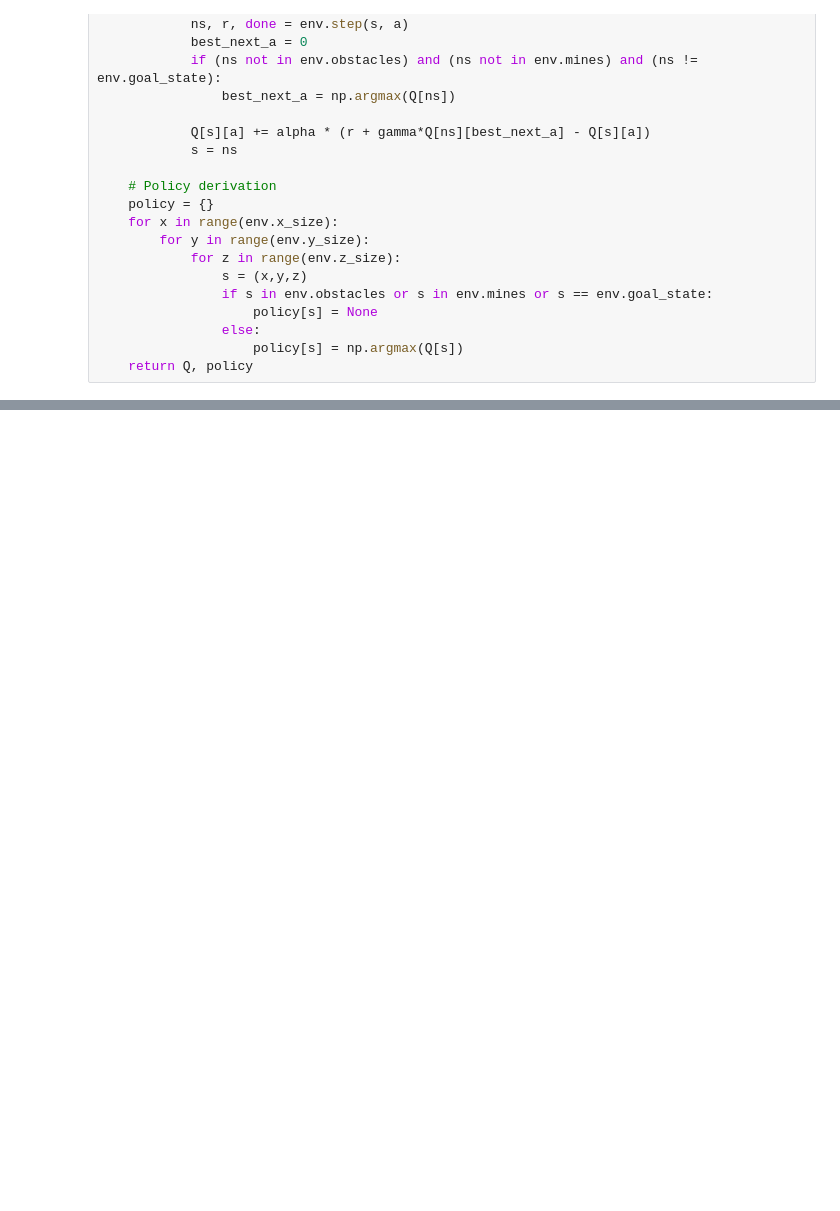
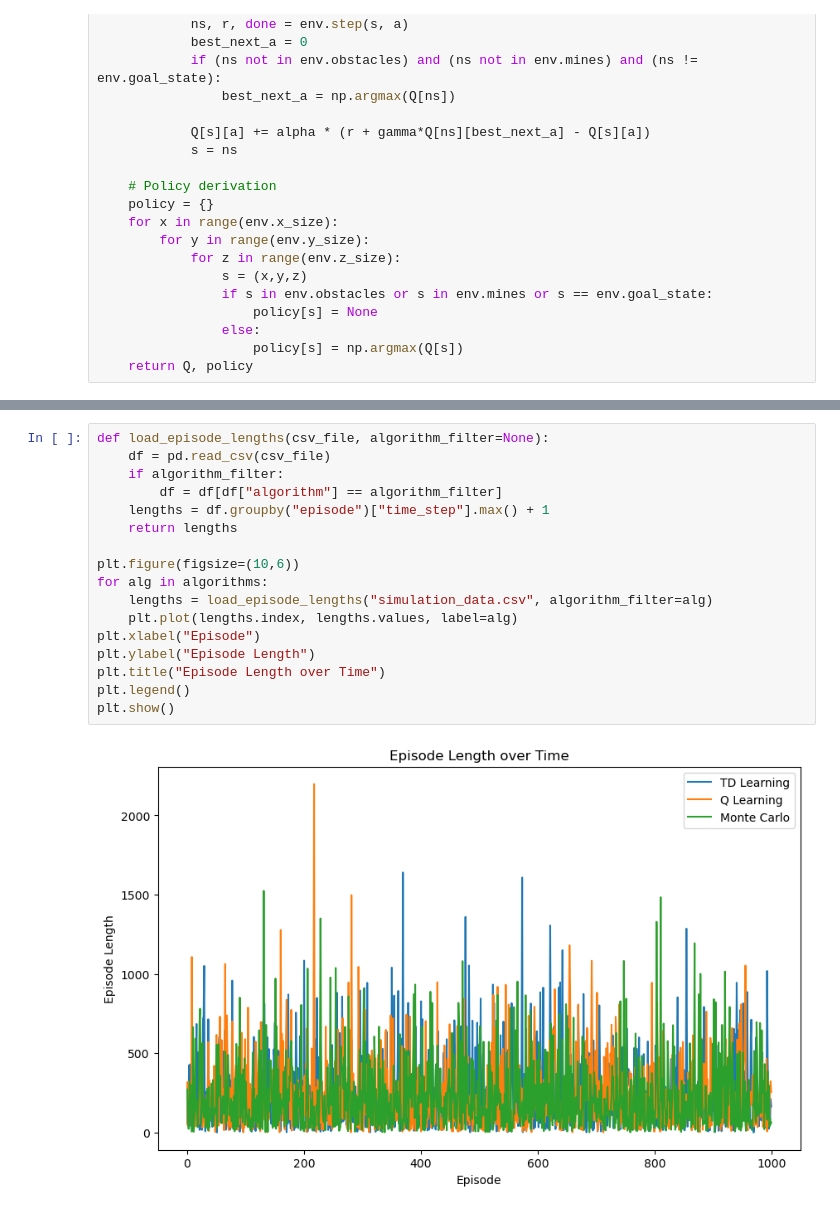
Before and after one commit to beachu23/COGS188_Final, a Jupyter notebook: final_code.ipynb, the cells around one changed output, grey strips where cells are left out. Drawn from its saved outputs; the diff is of its cells as text; blank space fills up the shorter version.

```diff
--- a/final_code.ipynb
+++ b/final_code.ipynb
@@ -580,0 +669,19 @@ DONE. You can now analyze the final code and experiment with the top-level varia
+# %%
+def load_episode_lengths(csv_file, algorithm_filter=None):
+    df = pd.read_csv(csv_file)
+    if algorithm_filter:
+        df = df[df["algorithm"] == algorithm_filter]
+    lengths = df.groupby("episode")["time_step"].max() + 1
+    return lengths
+
+plt.figure(figsize=(10,6))
+for alg in algorithms:
+    lengths = load_episode_lengths("simulation_data.csv", algorithm_filter=alg)
+    plt.plot(lengths.index, lengths.values, label=alg)
+plt.xlabel("Episode")
+plt.ylabel("Episode Length")
+plt.title("Episode Length over Time")
+plt.legend()
+plt.show()
+# %% [output]
+[figure, added]
```
Also changed, not shown: parts of 5 cells of this notebook, 1 other file.
